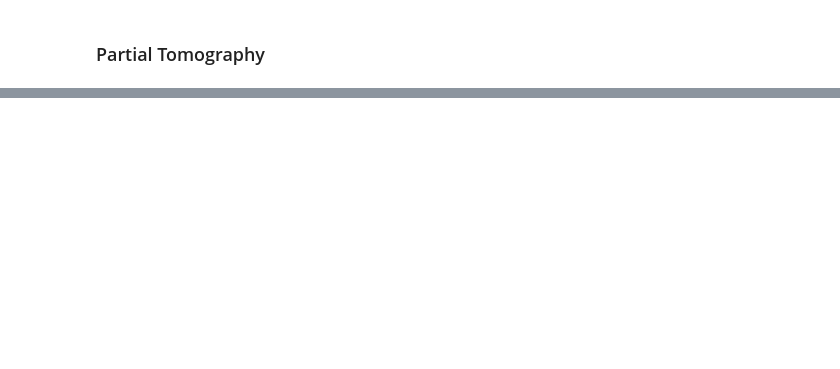
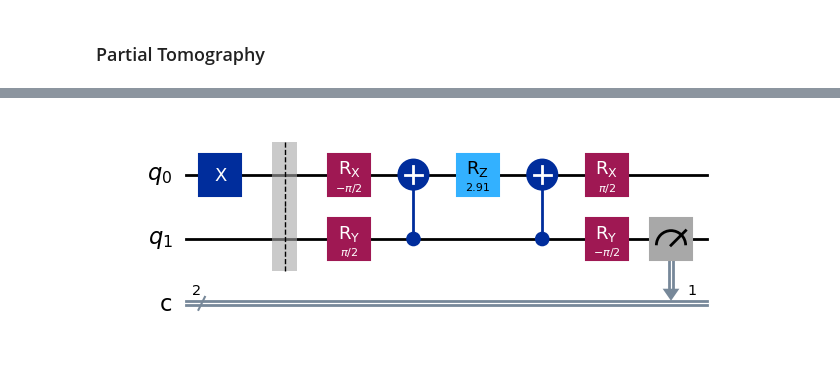
Before and after one commit to JoeJoeNguyen/quantumComputing, a Jupyter notebook: QML/Tqr.ipynb, the cells around one changed output, grey strips where cells are left out. Saved outputs shown, nothing was run; the diff lists cells and outputs as text; code cells hidden in the pictures; blank space fills up the shorter version.

```diff
--- a/QML/Tqr.ipynb
+++ b/QML/Tqr.ipynb
@@ -585,0 +592,4 @@ Hamiltonian expectation: -1.8503106
+# %%
+local_circuits['ZI'].draw('mpl')
+# %% [output]
+[figure, added]
```
Also changed, not shown: parts of 17 cells of this notebook.
